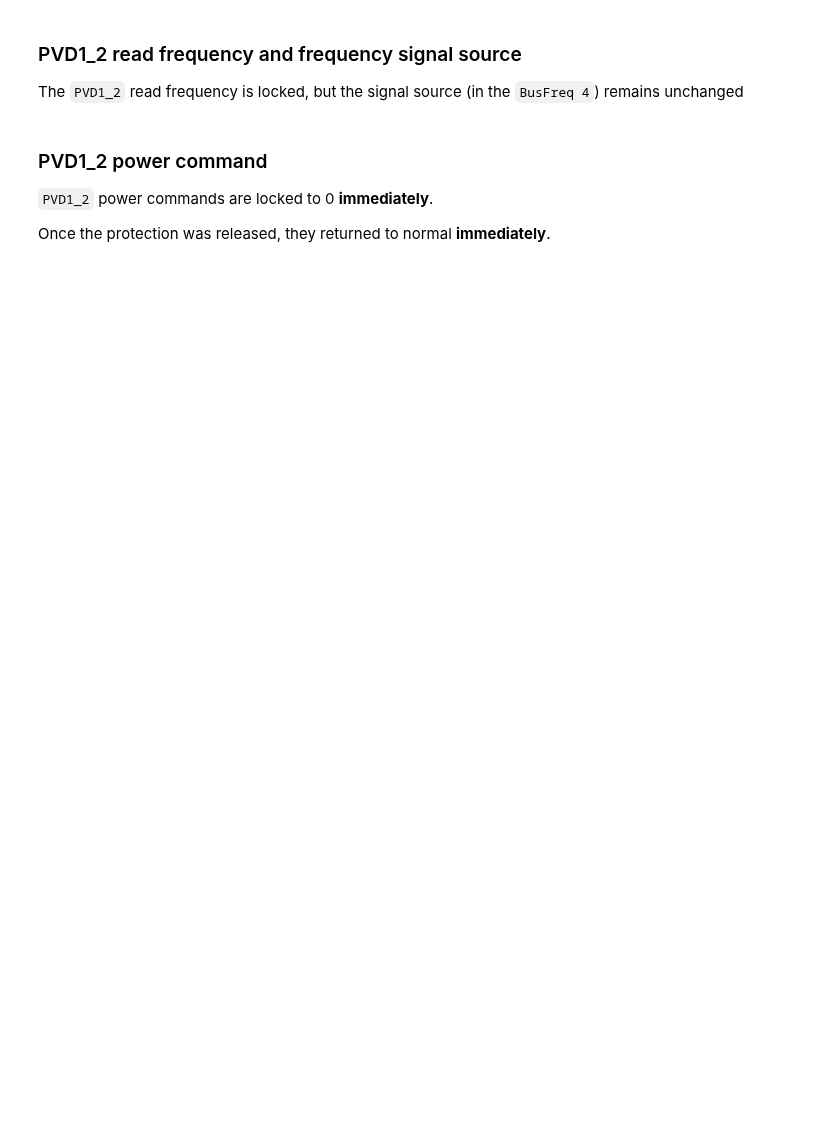
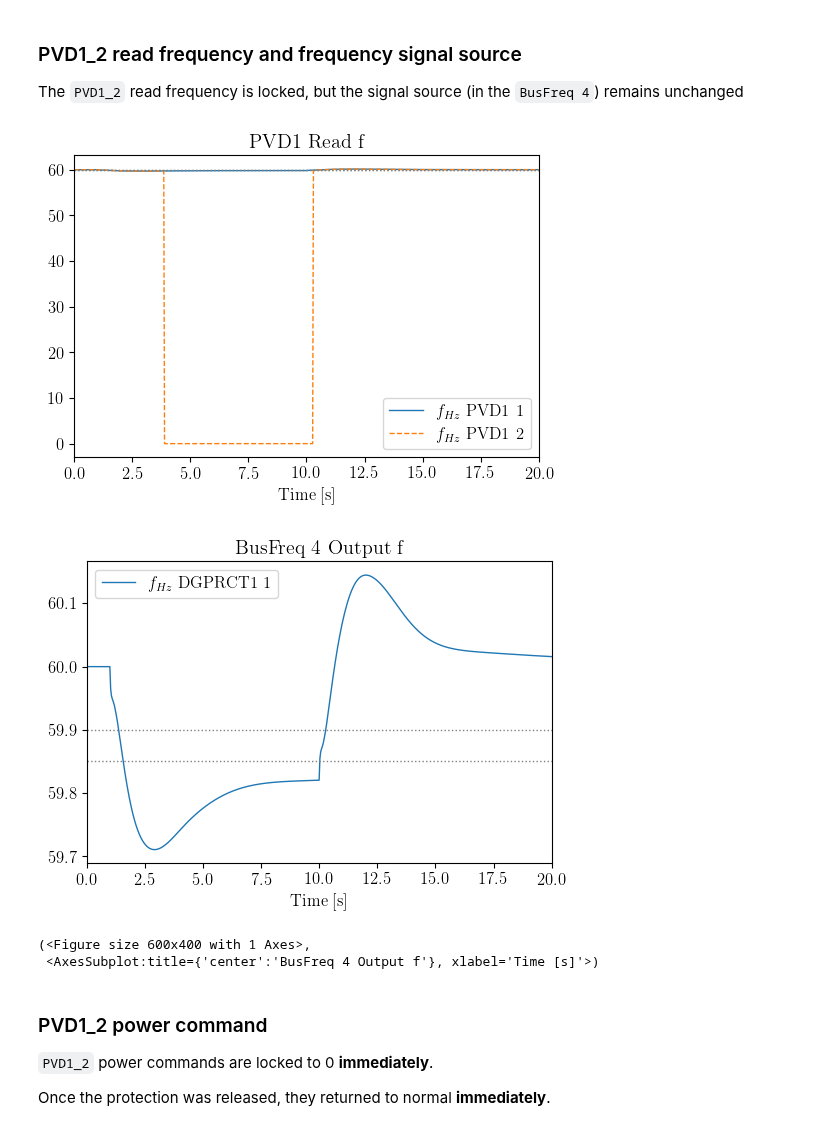
Before and after one commit to CURENT/andes, a Jupyter notebook: examples/demonstration/1.1 demo_DGPRCT1.ipynb, the cells around one changed output. Drawn from its saved outputs; the diff is of its cells as text; code cells hidden in the pictures; blank space fills up the shorter version.

```diff
--- a/examples/demonstration/1.1 demo_DGPRCT1.ipynb
+++ b/examples/demonstration/1.1 demo_DGPRCT1.ipynb
@@ -72,14 +82,19 @@ The `PVD1_2` read frequency is locked, but the signal source (in the `BusFreq 4`
 # %%
 ss.TDS.plt.plot(ss.PVD1.fHz,
                 a=(0,1),
-                hline1=59.9,
-                hline2=59.8,
+                hline1=ss.DGPRCT1.fl1.v[0],
+                hline2=ss.DGPRCT1.fl2.v[0],
                 title='PVD1 Read f')
 
 ss.TDS.plt.plot(ss.DGPRCT1.fHz,
-                hline1=59.9,
-                hline2=59.8,
+                hline1=ss.DGPRCT1.fl1.v[0],
+                hline2=ss.DGPRCT1.fl2.v[0],
                 title='BusFreq 4 Output f')
+# %% [output]
+[figure, added]
+[figure, added]
+(<Figure size 600x400 with 1 Axes>,
+ <AxesSubplot:title={'center':'BusFreq 4 Output f'}, xlabel='Time [s]'>)
 # %% [markdown]
 ### PVD1_2 power command
 
```
Also changed, not shown: parts of 9 cells of this notebook.
